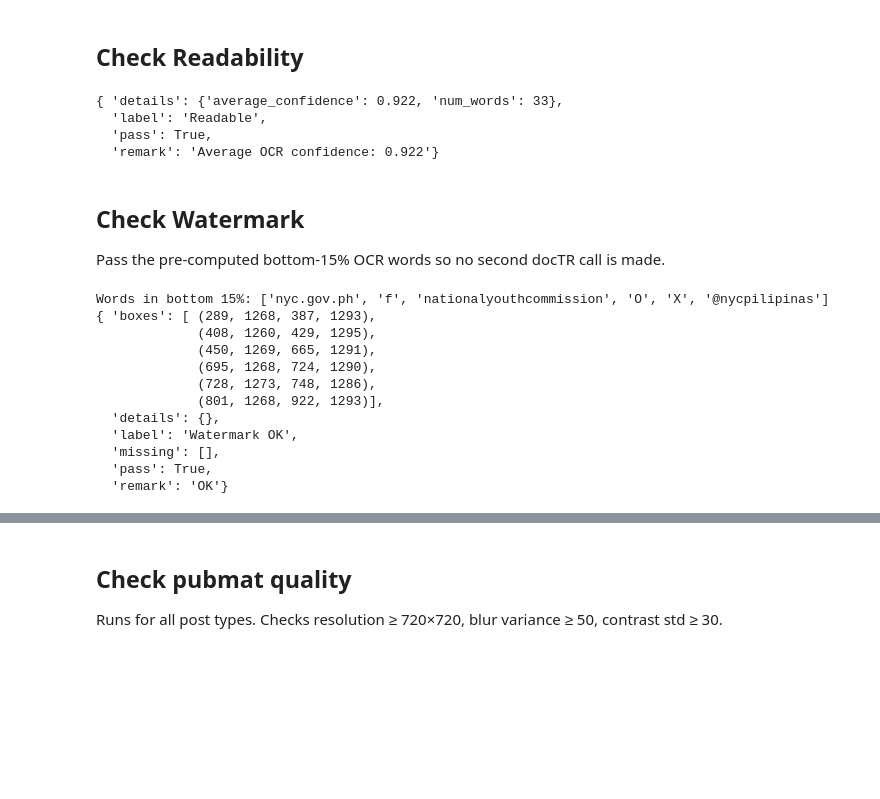
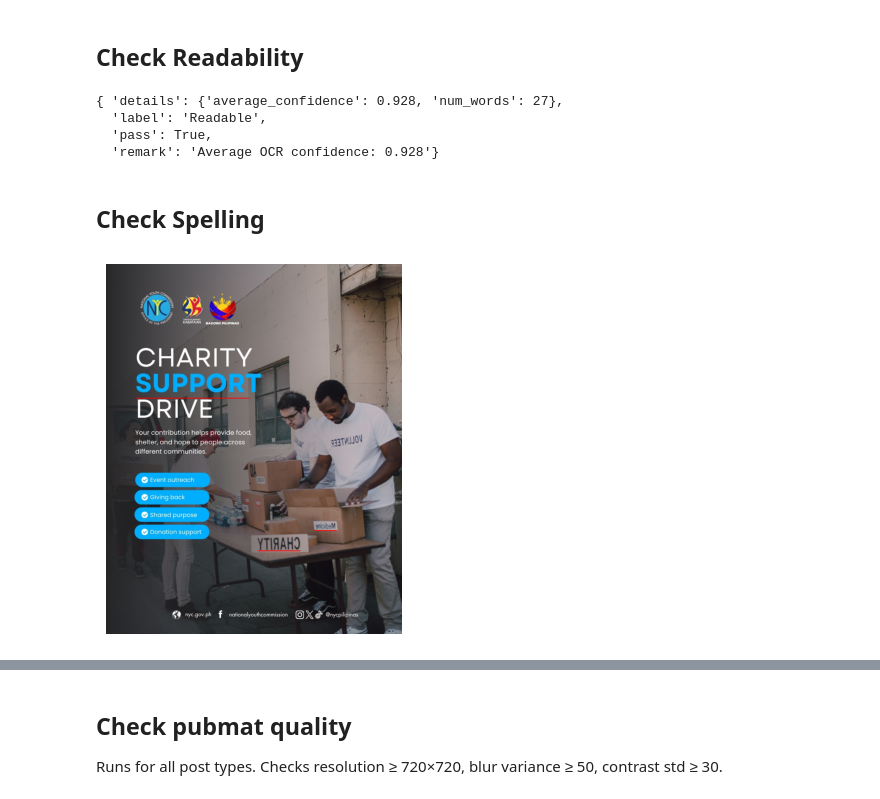
Before and after one commit to zkdlyn/pubmat-checker-nyc, a Jupyter notebook: pub_checker_test.ipynb, the cells around one changed output, grey strips where cells are left out. Saved outputs shown, nothing was run; the diff lists cells and outputs as text; code cells hidden in the pictures; blank space fills up the shorter version.

Commit message:
add spellchecker

```diff
--- a/pub_checker_test.ipynb
+++ b/pub_checker_test.ipynb
@@ -93,16 +95,15 @@ Speed: 42.5ms preprocess, 337.2ms inference, 3.2ms postprocess per image at shap
 # %% [markdown]
 ## Run OCR
 # %%
+
 logo_boxes_abs = _get_logo_boxes_abs(detected, image.shape)
 masked_image   = _mask_regions(image, logo_boxes_abs)
 
-# OCR on masked image logo area blank
-ocr_words, ocr_confidences, ocr_boxes = _extract_ocr_data(_run_doctr(masked_image))
-
 doctr_result = _run_doctr(masked_image)
 ocr_words, ocr_confidences, ocr_boxes = _extract_ocr_data(doctr_result)
-content_confidences = [c for c, b in zip(ocr_confidences, ocr_boxes) if b[1] < 0.85]
-content_words       = [w for w, b in zip(ocr_words, ocr_boxes) if b[1] < 0.85]
+content_confidences = [c for c, b in zip(ocr_confidences, ocr_boxes) if b[1] < 0.90]  # ← should be 0.85
+content_words       = [w for w, b in zip(ocr_words, ocr_boxes)  if b[1] < 0.90]       # ← should be 0.85
+content_boxes       = [b for b in ocr_boxes if b[1] < 0.90]
 
 print(f'Words detected : {len(content_words)}')
 print(f'Avg confidence : {round(sum(content_confidences)/len(content_confidences), 3) if content_confidences else 0}')
@@ -145,36 +174,22 @@ plt.show()
 ## Check Readability
 # %%
 threshold = 0.6
-readability = check_readability(ocr_confidences, threshold=threshold)
+readability = check_readability(content_confidences, threshold=threshold)
 pp.pprint(readability)
 # %% [output]
-{ 'details': {'average_confidence': 0.922, 'num_words': 33},
+{ 'details': {'average_confidence': 0.928, 'num_words': 27},
   'label': 'Readable',
   'pass': True,
-  'remark': 'Average OCR confidence: 0.922'}
+  'remark': 'Average OCR confidence: 0.928'}
-# %% [markdown]
-## Check Watermark
-Pass the pre-computed bottom-15% OCR words so no second docTR call is made.
-# %%
-
-bottom_pairs = [(w, b) for w, b in zip(ocr_words, ocr_boxes) if b[1] >= 0.80]
-wm_words = [p[0] for p in bottom_pairs]
-wm_boxes = [p[1] for p in bottom_pairs]
-
-print(f'Words in bottom 15%: {wm_words}')
-
-wm_result = check_watermark(image, precomputed_words=wm_words, precomputed_boxes=wm_boxes)
-pp.pprint(wm_result)
-# %% [output]
-Words in bottom 15%: ['nyc.gov.ph', 'f', 'nationalyouthcommission', 'O', 'X', '@nycpilipinas']
-{ 'boxes': [ (289, 1268, 387, 1293),
-             (408, 1260, 429, 1295),
-             (450, 1269, 665, 1291),
-             (695, 1268, 724, 1290),
-             (728, 1273, 748, 1286),
-             (801, 1268, 922, 1293)],
-  'details': {},
-  'label': 'Watermark OK',
-  'missing': [],
-  'pass': True,
-  'remark': 'OK'}
+# %% [markdown]
+## Check Spelling
+# %%
+spell = load_spell_checker(SPELL_WORD_LISTS)
+
+annotated, result = check_spelling_on_image(image, content_words, content_boxes, spell)
+# %%
+plt.imshow(cv2.cvtColor(annotated, cv2.COLOR_BGR2RGB))
+plt.axis("off")
+plt.show()
+# %% [output]
+[figure, added]
```
Also changed, not shown: parts of 13 cells of this notebook, 12 other files.
